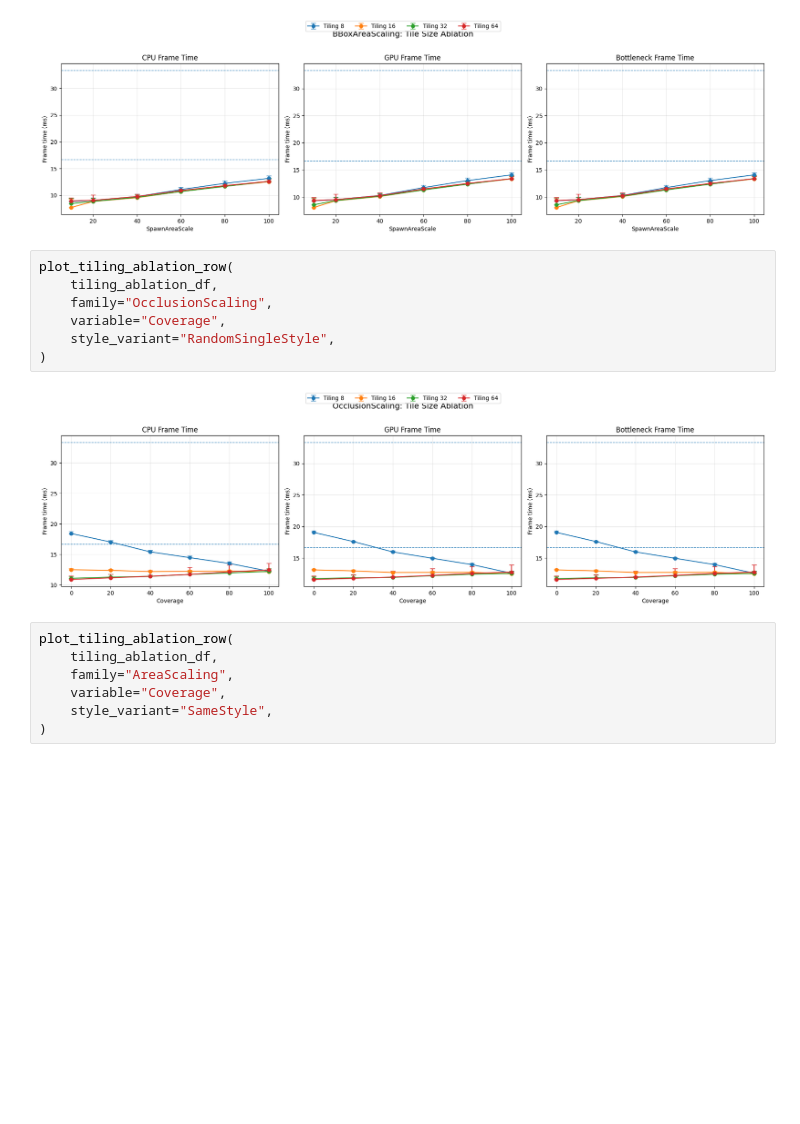
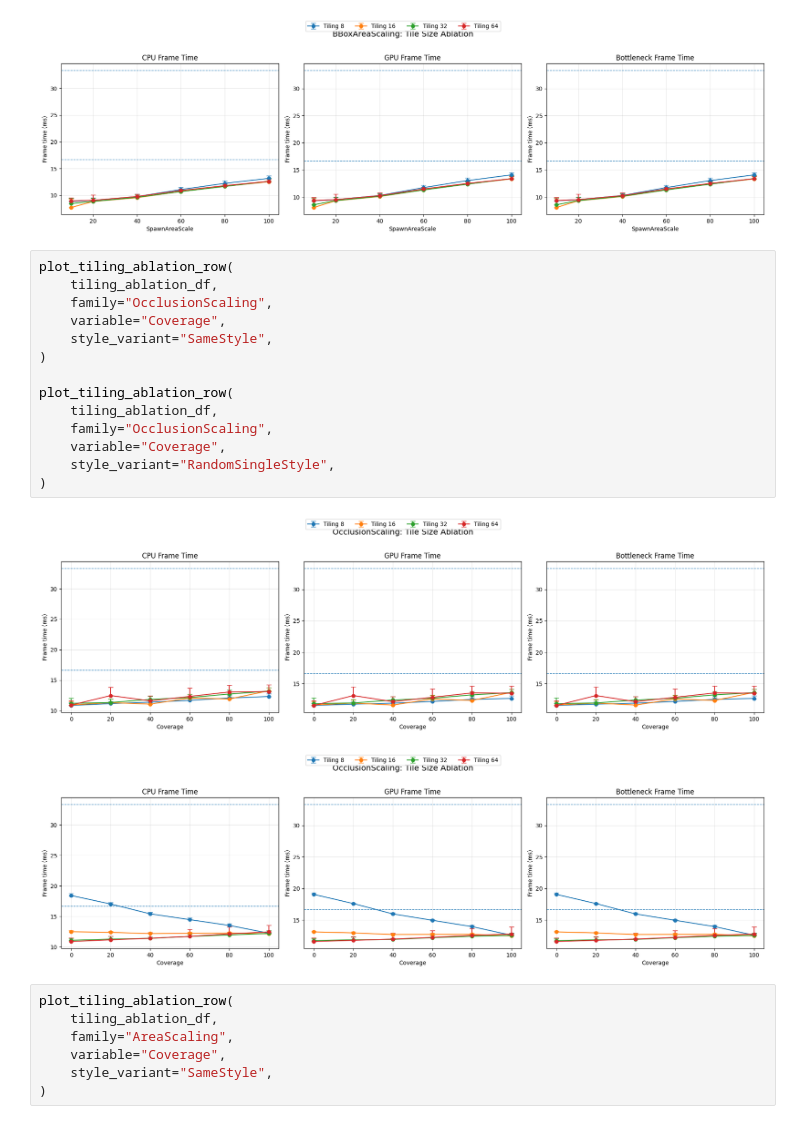
Before and after one commit to BigRorzUni/MultipleStyleRendering, a Jupyter notebook: ProfilingPlots.ipynb, the cells around one changed output. Saved outputs shown, nothing was run; the diff lists cells and outputs as text; blank space fills up the shorter version.

```diff
--- a/ProfilingPlots.ipynb
+++ b/ProfilingPlots.ipynb
@@ -791,14 +788,22 @@ plot_tiling_ablation_row(
 # %% [output]
 [figure]
 # %%
+plot_tiling_ablation_row(
+    tiling_ablation_df,
+    family="OcclusionScaling",
+    variable="Coverage",
+    style_variant="SameStyle",
+)
+
 plot_tiling_ablation_row(
     tiling_ablation_df,
     family="OcclusionScaling",
     variable="Coverage",
     style_variant="RandomSingleStyle",
 )
 # %% [output]
-[figure, old version]
+[figure, new version]
+[figure, added]
 # %%
 plot_tiling_ablation_row(
     tiling_ablation_df,
```
Also changed, not shown: parts of 6 cells of this notebook, 1 other file.
